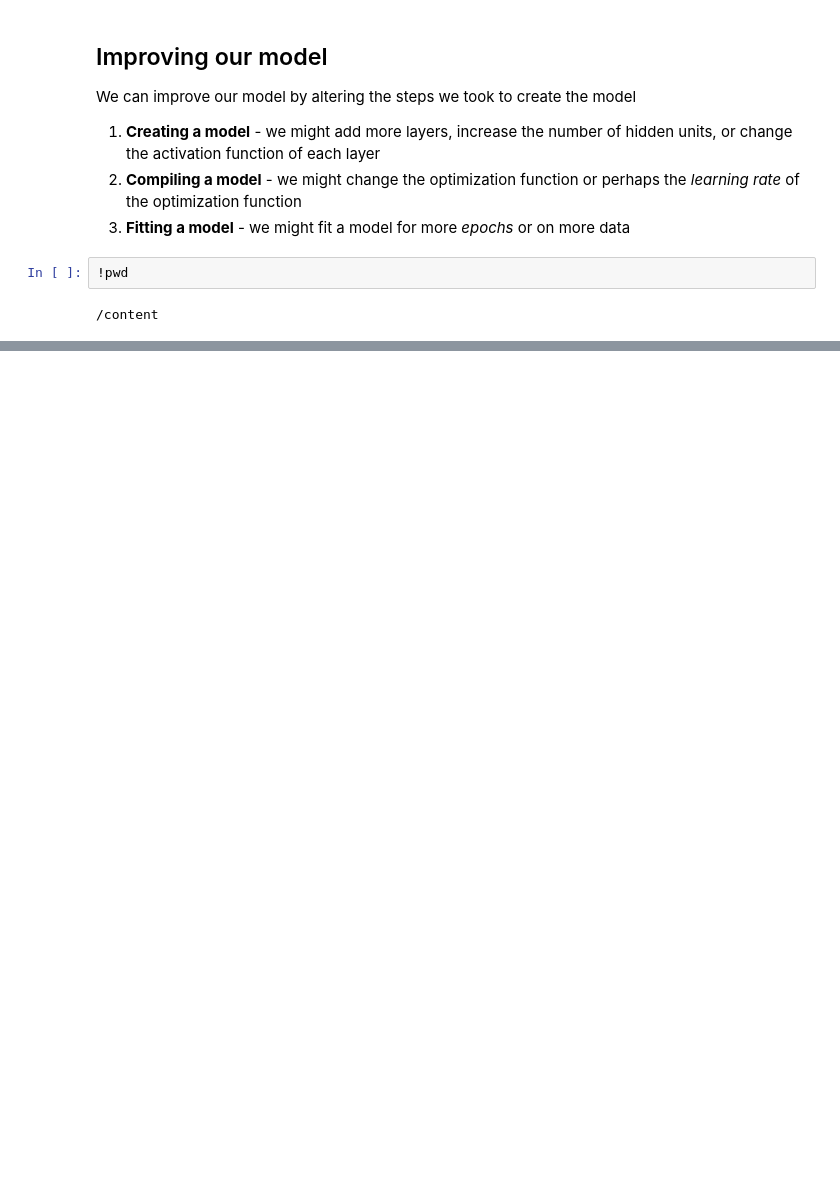
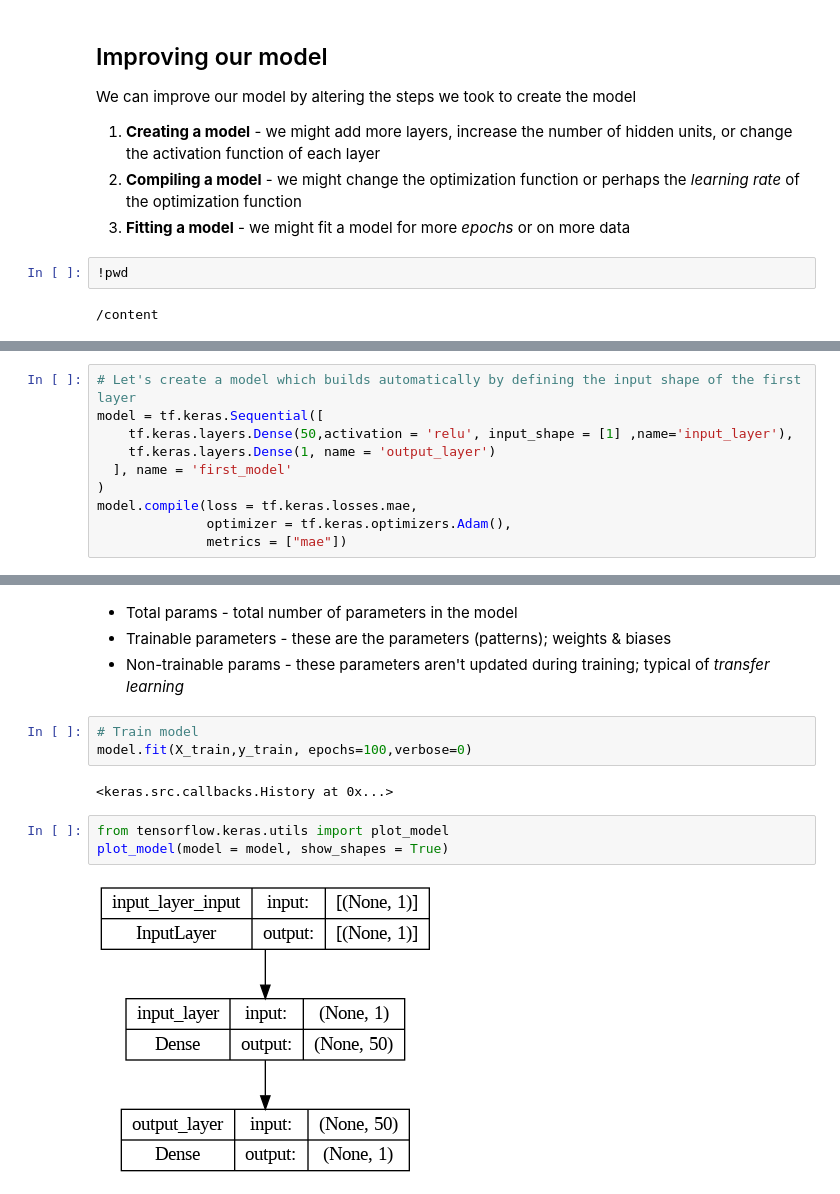
Before and after one commit to czhurdlespeed/TFDevCert, a Jupyter notebook: TFCert_Practice/01_neural_network_regression_with_tensorflow.ipynb, the cells around one changed output, grey strips where cells are left out. Saved outputs shown, nothing was run; the diff lists cells and outputs as text; blank space fills up the shorter version.

```diff
--- a/TFCert_Practice/01_neural_network_regression_with_tensorflow.ipynb
+++ b/TFCert_Practice/01_neural_network_regression_with_tensorflow.ipynb
@@ -134,0 +304,10 @@ We can improve our model by altering the steps we took to create the model
+# %%
+# Let's create a model which builds automatically by defining the input shape of the first layer
+model = tf.keras.Sequential([
+    tf.keras.layers.Dense(50,activation = 'relu', input_shape = [1] ,name='input_layer'),
+    tf.keras.layers.Dense(1, name = 'output_layer')
+  ], name = 'first_model'
+)
+model.compile(loss = tf.keras.losses.mae,
+              optimizer = tf.keras.optimizers.Adam(),
+              metrics = ["mae"])
@@ -134,0 +330,14 @@ We can improve our model by altering the steps we took to create the model
+# %% [markdown]
+* Total params - total number of parameters in the model
+* Trainable parameters - these are the parameters (patterns); weights & biases
+* Non-trainable params - these parameters aren't updated during training; typical of *transfer learning*
+# %%
+# Train model
+model.fit(X_train,y_train, epochs=100,verbose=0)
+# %% [output]
+<keras.src.callbacks.History at 0x...>
+# %%
+from tensorflow.keras.utils import plot_model
+plot_model(model = model, show_shapes = True)
+# %% [output]
+[figure, added]
```
Also changed, not shown: parts of 39 cells of this notebook.
